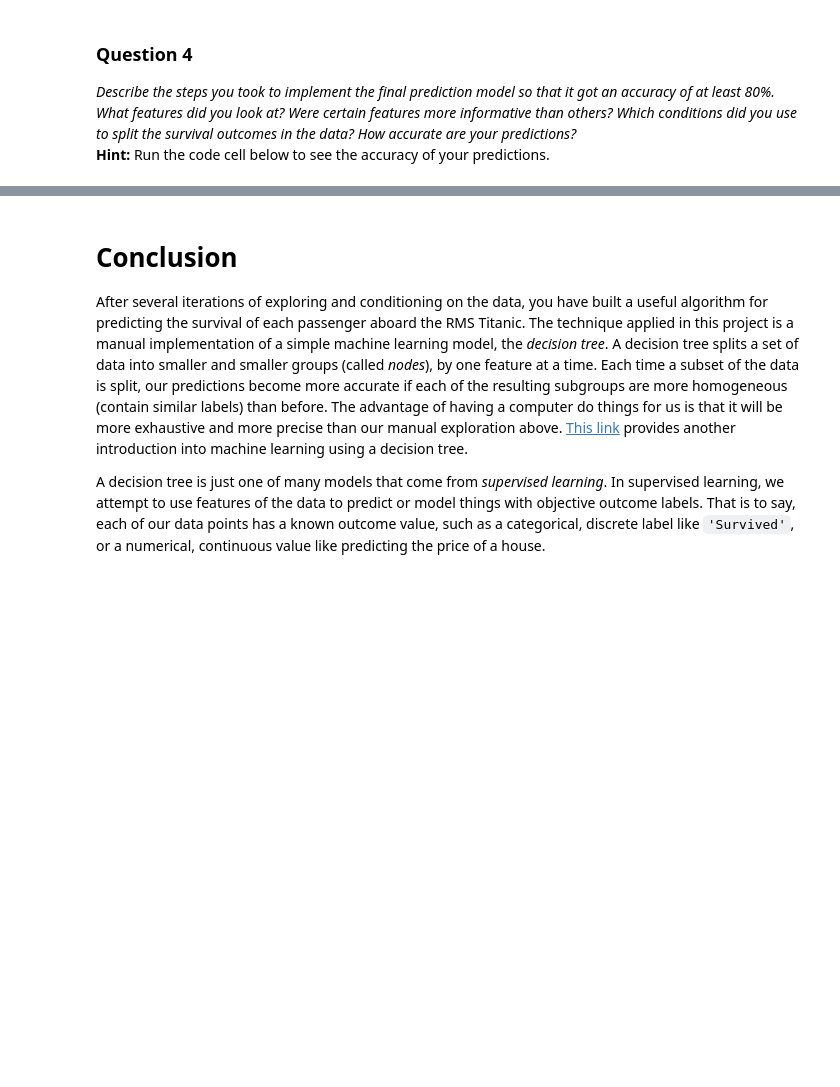
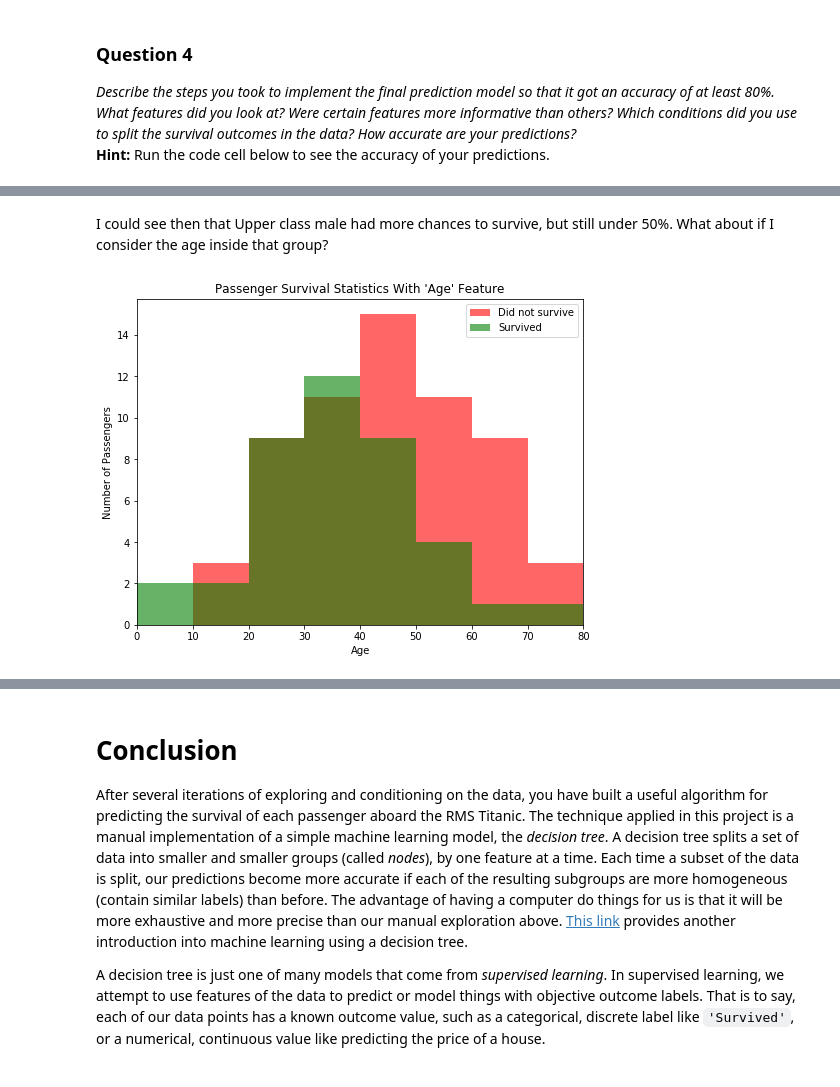
Before and after one commit to rtpaulino/mlnd, a Jupyter notebook: titanic_survival_exploration/titanic_survival_exploration.ipynb, the cells around one changed output, grey strips where cells are left out. Drawn from its saved outputs; the diff is of its cells as text; code cells hidden in the pictures; blank space fills up the shorter version.

```diff
--- a/titanic_survival_exploration/titanic_survival_exploration.ipynb
+++ b/titanic_survival_exploration/titanic_survival_exploration.ipynb
@@ -258,0 +265,6 @@ Predictions have an accuracy of 80.36%.
+# %% [markdown]
+I could see then that Upper class male had more chances to survive, but still under 50%. What about if I consider the age inside that group?
+# %%
+vs.survival_stats(data, outcomes, 'Age', ["Sex == 'male'", "Pclass == 1"])
+# %% [output]
+[figure, added]
```
Also changed, not shown: parts of 13 cells of this notebook, 1 other file.
